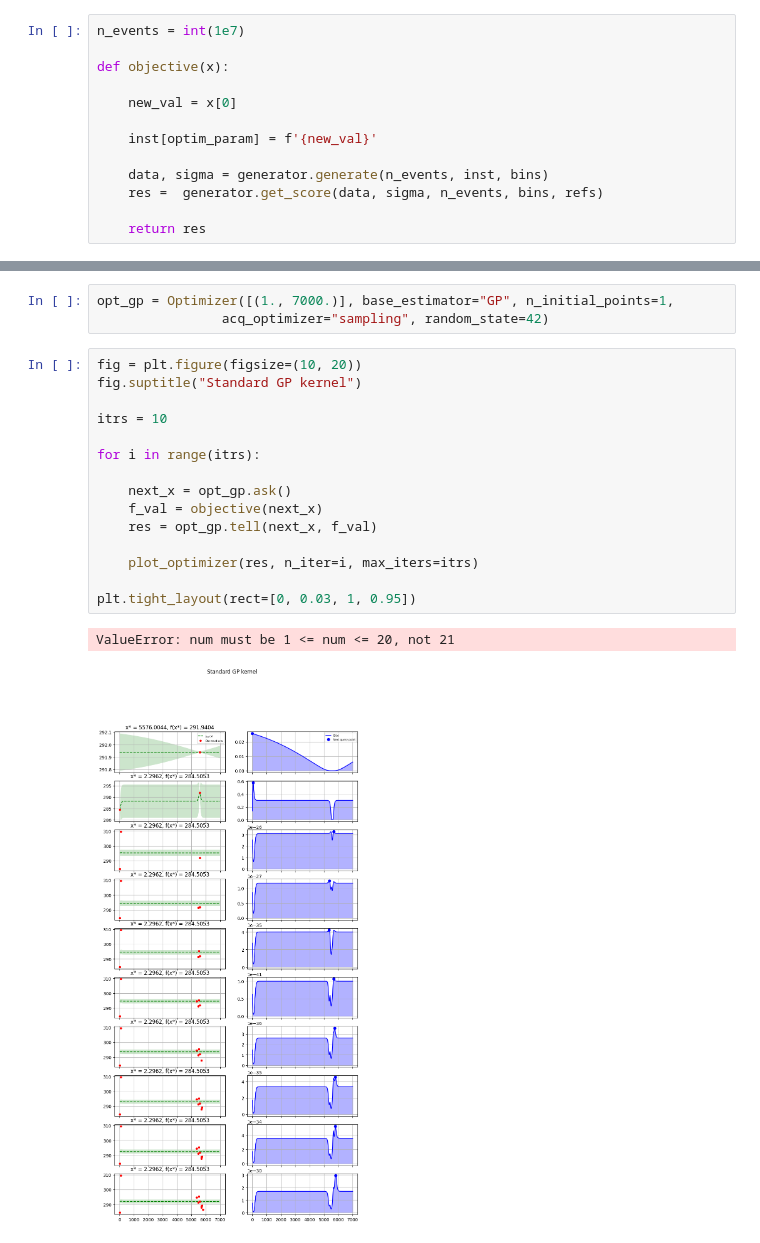
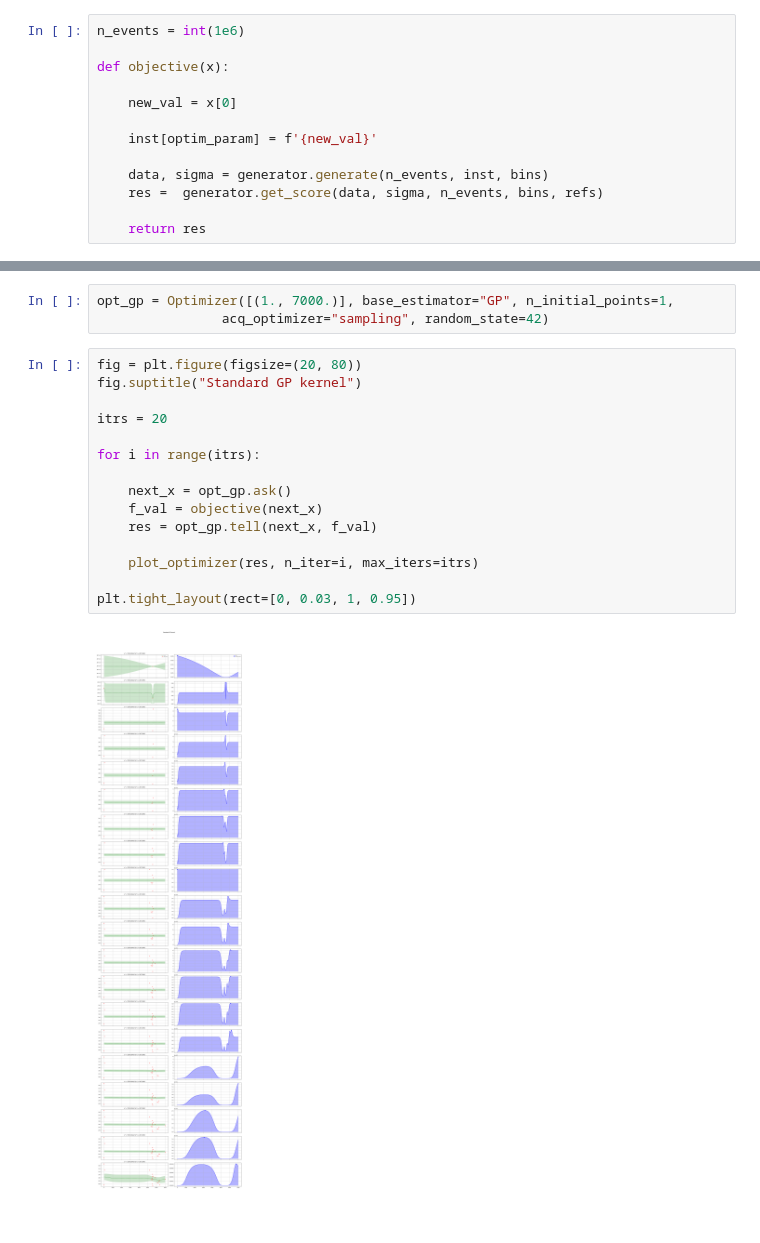
Before and after one commit to Art-1313/particles, a Jupyter notebook: lib/test.ipynb, the cells around one changed output, grey strips where cells are left out. Cells and saved outputs as stored; diff of their text form; blank space fills up the shorter version.

```diff
--- a/lib/test.ipynb
+++ b/lib/test.ipynb
@@ -66,7 +66,7 @@ inst = {
 # %%
 optim_param = 'MultipartonInteractions:ecmRef'
 # %%
-n_events = int(1e7)
+n_events = int(1e6)
 
 def objective(x):
 
@@ -110,20 +110,19 @@ def plot_optimizer(res, n_iter, max_iters=5):
 opt_gp = Optimizer([(1., 7000.)], base_estimator="GP", n_initial_points=1,
                 acq_optimizer="sampling", random_state=42)
 # %%
-fig = plt.figure(figsize=(10, 20))
+fig = plt.figure(figsize=(20, 80))
 fig.suptitle("Standard GP kernel")
 
-itrs = 10
+itrs = 20
 
 for i in range(itrs):
 
     next_x = opt_gp.ask()
     f_val = objective(next_x)
     res = opt_gp.tell(next_x, f_val)
 
     plot_optimizer(res, n_iter=i, max_iters=itrs)
 
 plt.tight_layout(rect=[0, 0.03, 1, 0.95])
 # %% [output]
-ValueError: num must be 1 <= num <= 20, not 21
-[figure, old version]
+[figure, new version]
```
